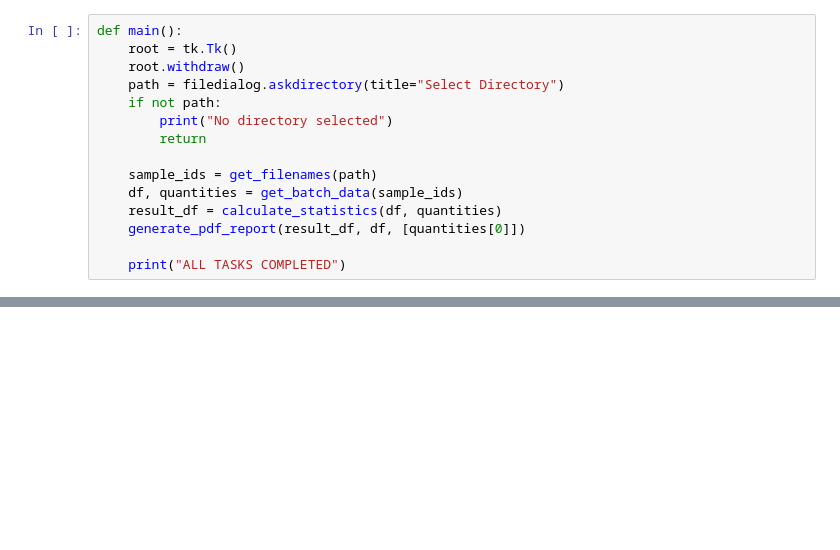
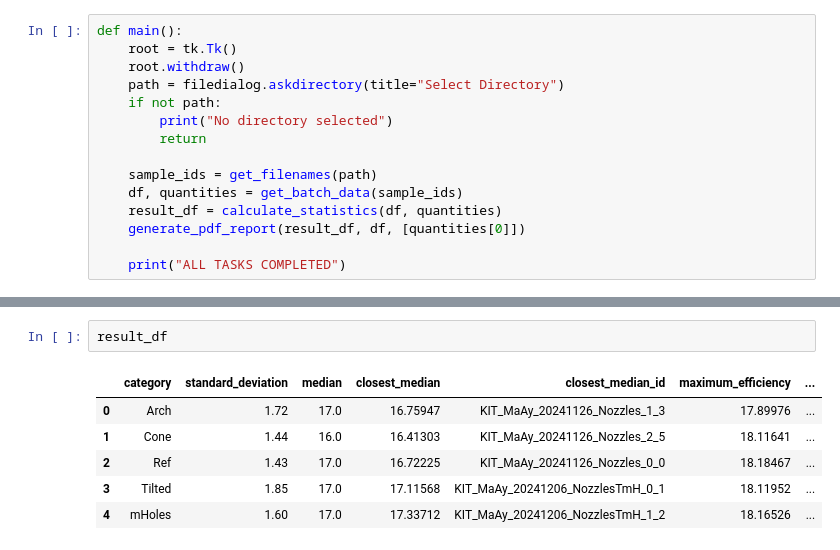
Before and after one commit to Trabonium/Evaluate-Nomad-Data, a Jupyter notebook: EvaluateJV.ipynb, the cells around one changed output, grey strips where cells are left out. Saved outputs shown, nothing was run; the diff lists cells and outputs as text; blank space fills up the shorter version.

```diff
--- a/EvaluateJV.ipynb
+++ b/EvaluateJV.ipynb
@@ -360,0 +371,9 @@ TypeError: type numpy.ndarray doesn't define __round__ method
+# %%
+result_df
+# %% [output]
+|  | category | standard_deviation | median | closest_median | closest_median_id | maximum_efficiency | ... |
+| 0 | Arch | 1.72 | 17.0 | 16.75947 | KIT_MaAy_20241126_Nozzles_1_3 | 17.89976 | ... |
+| 1 | Cone | 1.44 | 16.0 | 16.41303 | KIT_MaAy_20241126_Nozzles_2_5 | 18.11641 | ... |
+| 2 | Ref | 1.43 | 17.0 | 16.72225 | KIT_MaAy_20241126_Nozzles_0_0 | 18.18467 | ... |
+| 3 | Tilted | 1.85 | 17.0 | 17.11568 | KIT_MaAy_20241206_NozzlesTmH_0_1 | 18.11952 | ... |
+| 4 | mHoles | 1.60 | 17.0 | 17.33712 | KIT_MaAy_20241206_NozzlesTmH_1_2 | 18.16526 | ... |
```
Also changed, not shown: parts of 20 cells of this notebook, 8 other files.
